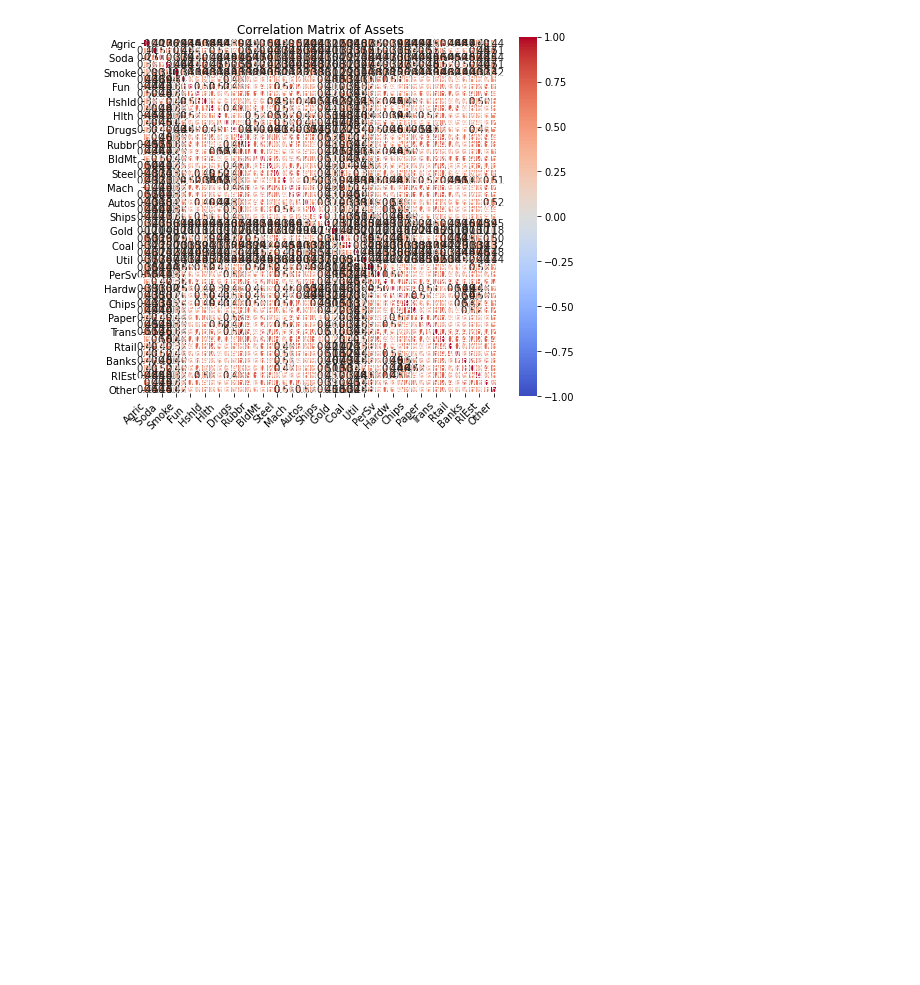
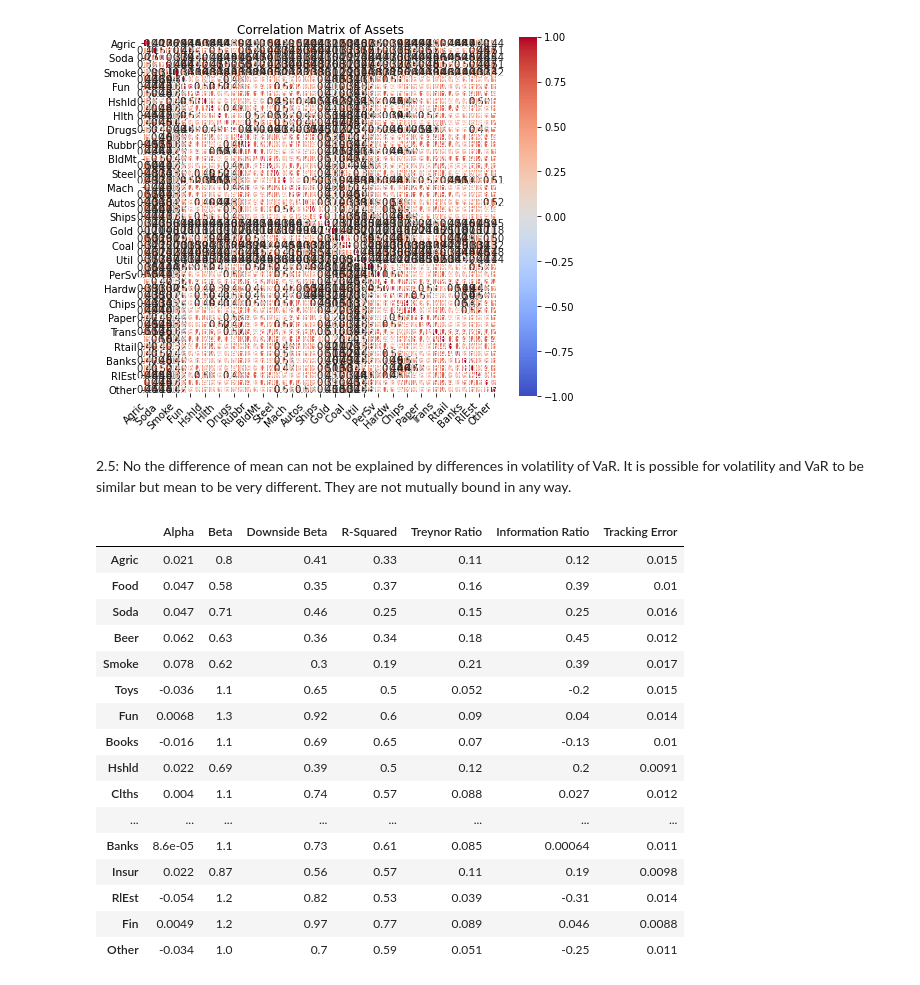
Before and after one commit to spknash/FINM-hw, a Jupyter notebook: HW3/scratch.ipynb, the cells around one changed output. Drawn from its saved outputs; the diff is of its cells as text; code cells hidden in the pictures; blank space fills up the shorter version.

```diff
--- a/HW3/scratch.ipynb
+++ b/HW3/scratch.ipynb
@@ -175,3 +171,29 @@ fig.tight_layout()
 | VaR (0.05) | -0.089 | -0.059 | -0.095 | -0.068 | -0.092 | -0.11 | -0.11 | -0.085 | -0.069 | -0.1 | ... | ... |
 4 rows × 49 columns
 [figure]
+# %% [markdown]
+2.5: No the difference of mean can not be explained by differences in volatility of VaR. It is possible for volatility and VaR to be similar but mean to be very different. They are not mutually bound in any way.
+# %%
+mkt = factors[["MKT"]]
+capm_regr = calc_iterative_regression(
+    portfolios, mkt, intercept=True, one_to_many=True, adj=12
+)
+display(capm_regr)
+# %% [output]
+|  | Alpha | Beta | Downside Beta | R-Squared | Treynor Ratio | Information Ratio | Tracking Error |
+| Agric | 0.021 | 0.8 | 0.41 | 0.33 | 0.11 | 0.12 | 0.015 |
+| Food | 0.047 | 0.58 | 0.35 | 0.37 | 0.16 | 0.39 | 0.01 |
+| Soda | 0.047 | 0.71 | 0.46 | 0.25 | 0.15 | 0.25 | 0.016 |
+| Beer | 0.062 | 0.63 | 0.36 | 0.34 | 0.18 | 0.45 | 0.012 |
+| Smoke | 0.078 | 0.62 | 0.3 | 0.19 | 0.21 | 0.39 | 0.017 |
+| Toys | -0.036 | 1.1 | 0.65 | 0.5 | 0.052 | -0.2 | 0.015 |
+| Fun | 0.0068 | 1.3 | 0.92 | 0.6 | 0.09 | 0.04 | 0.014 |
+| Books | -0.016 | 1.1 | 0.69 | 0.65 | 0.07 | -0.13 | 0.01 |
+| Hshld | 0.022 | 0.69 | 0.39 | 0.5 | 0.12 | 0.2 | 0.0091 |
+| Clths | 0.004 | 1.1 | 0.74 | 0.57 | 0.088 | 0.027 | 0.012 |
+| ... | ... | ... | ... | ... | ... | ... | ... |
+| Banks | 8.6e-05 | 1.1 | 0.73 | 0.61 | 0.085 | 0.00064 | 0.011 |
+| Insur | 0.022 | 0.87 | 0.56 | 0.57 | 0.11 | 0.19 | 0.0098 |
+| RlEst | -0.054 | 1.2 | 0.82 | 0.53 | 0.039 | -0.31 | 0.014 |
+| Fin | 0.0049 | 1.2 | 0.97 | 0.77 | 0.089 | 0.046 | 0.0088 |
+| Other | -0.034 | 1.0 | 0.7 | 0.59 | 0.051 | -0.25 | 0.011 |
```
Also changed, not shown: parts of 6 cells of this notebook, 2 other files.
